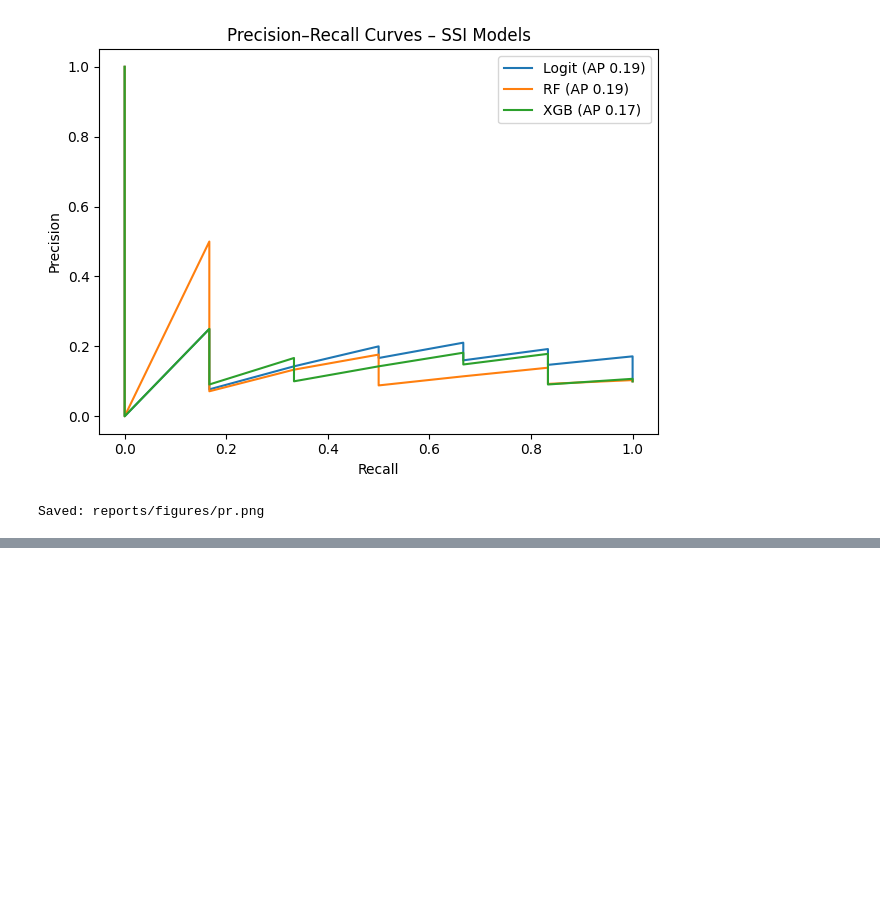
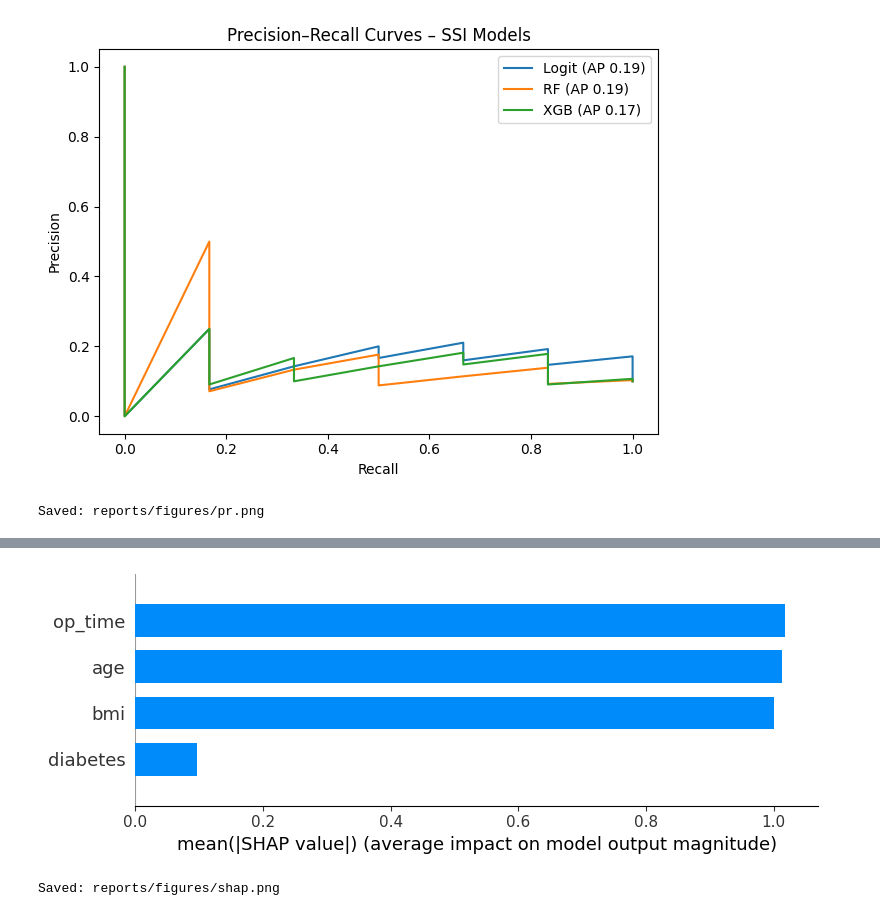
Before and after one commit to oliviershu/surgical-data-analytics-portfolio, a Jupyter notebook: notebooks/ssi_prediction_starter.ipynb, the cells around one changed output, grey strips where cells are left out. Cells and saved outputs as stored; diff of their text form; code cells hidden in the pictures; blank space fills up the shorter version.

```diff
--- a/notebooks/ssi_prediction_starter.ipynb
+++ b/notebooks/ssi_prediction_starter.ipynb
@@ -167,3 +167,20 @@ print("Saved: reports/figures/pr.png")
 # %% [output]
 [figure]
 Saved: reports/figures/pr.png
+# %%
+import shap, matplotlib.pyplot as plt, os
+shap.initjs()
+
+# ensure xgb is trained and X_test exists
+explainer = shap.TreeExplainer(xgb)
+shap_values = explainer.shap_values(X_test)
+
+os.makedirs("reports/figures", exist_ok=True)
+plt.figure()
+shap.summary_plot(shap_values, X_test, plot_type="bar", show=False, max_display=12)
+plt.tight_layout()
+plt.savefig("reports/figures/shap.png", dpi=160, bbox_inches="tight")
+plt.show()
+
+print("Saved: reports/figures/shap.png")
+# %% [output]
@@ -169,0 +188,2 @@ Saved: reports/figures/pr.png
+[figure, added]
+Saved: reports/figures/shap.png
```
Also changed, not shown: parts of 1 cell of this notebook.
